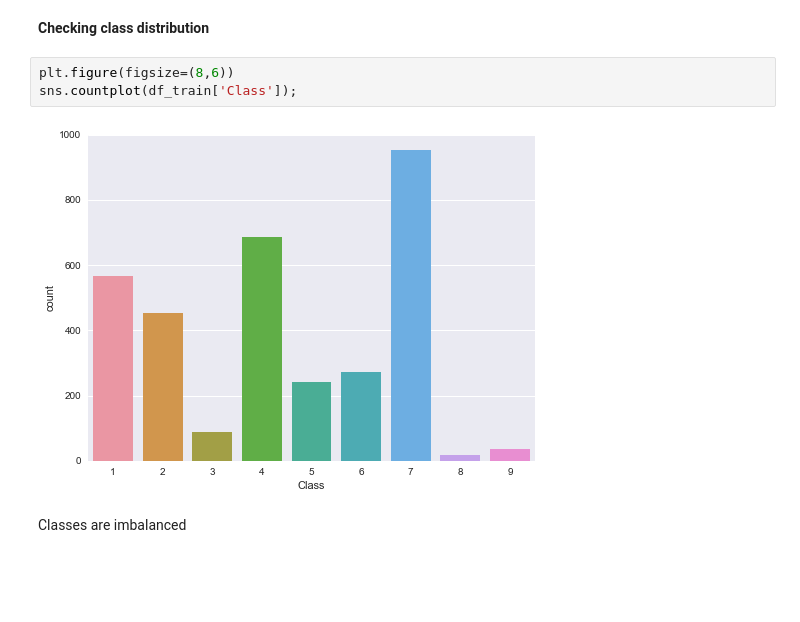
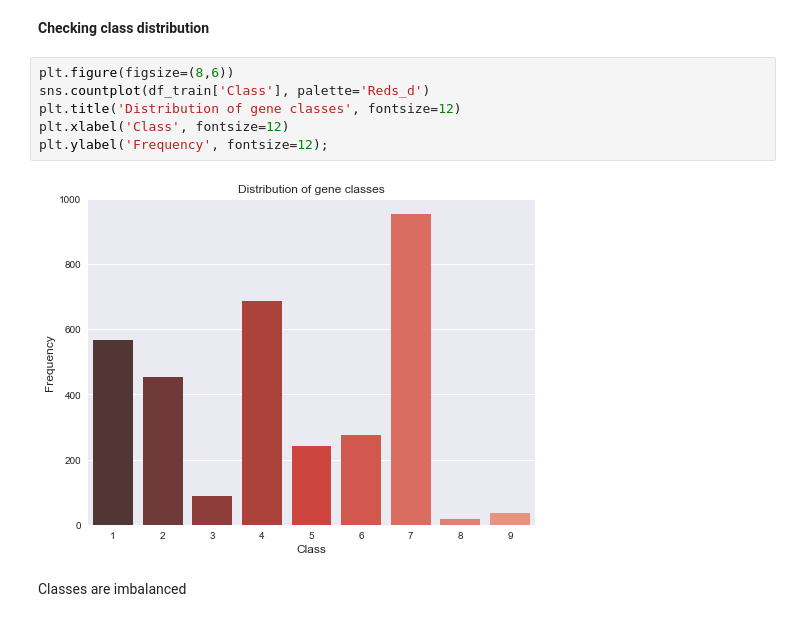
Before and after one commit to norbertstrzelecki/personalized_medicine_cancer_variants_classification, a Jupyter notebook: personalized_medicine_cancer_variants_classification.ipynb, the cells around one changed output. Drawn from its saved outputs; the diff is of its cells as text; blank space fills up the shorter version.

```diff
--- a/personalized_medicine_cancer_variants_classification.ipynb
+++ b/personalized_medicine_cancer_variants_classification.ipynb
@@ -151,9 +153,12 @@ df_test.describe(include='all')
 **Checking class distribution**
 # %%
 plt.figure(figsize=(8,6))
-sns.countplot(df_train['Class']);
+sns.countplot(df_train['Class'], palette='Reds_d')
+plt.title('Distribution of gene classes', fontsize=12)
+plt.xlabel('Class', fontsize=12)
+plt.ylabel('Frequency', fontsize=12);
 # %% [output]
-[figure, old version]
+[figure, new version]
 # %% [markdown]
 Classes are imbalanced
 # %%
```
Also changed, not shown: parts of 20 cells of this notebook.
